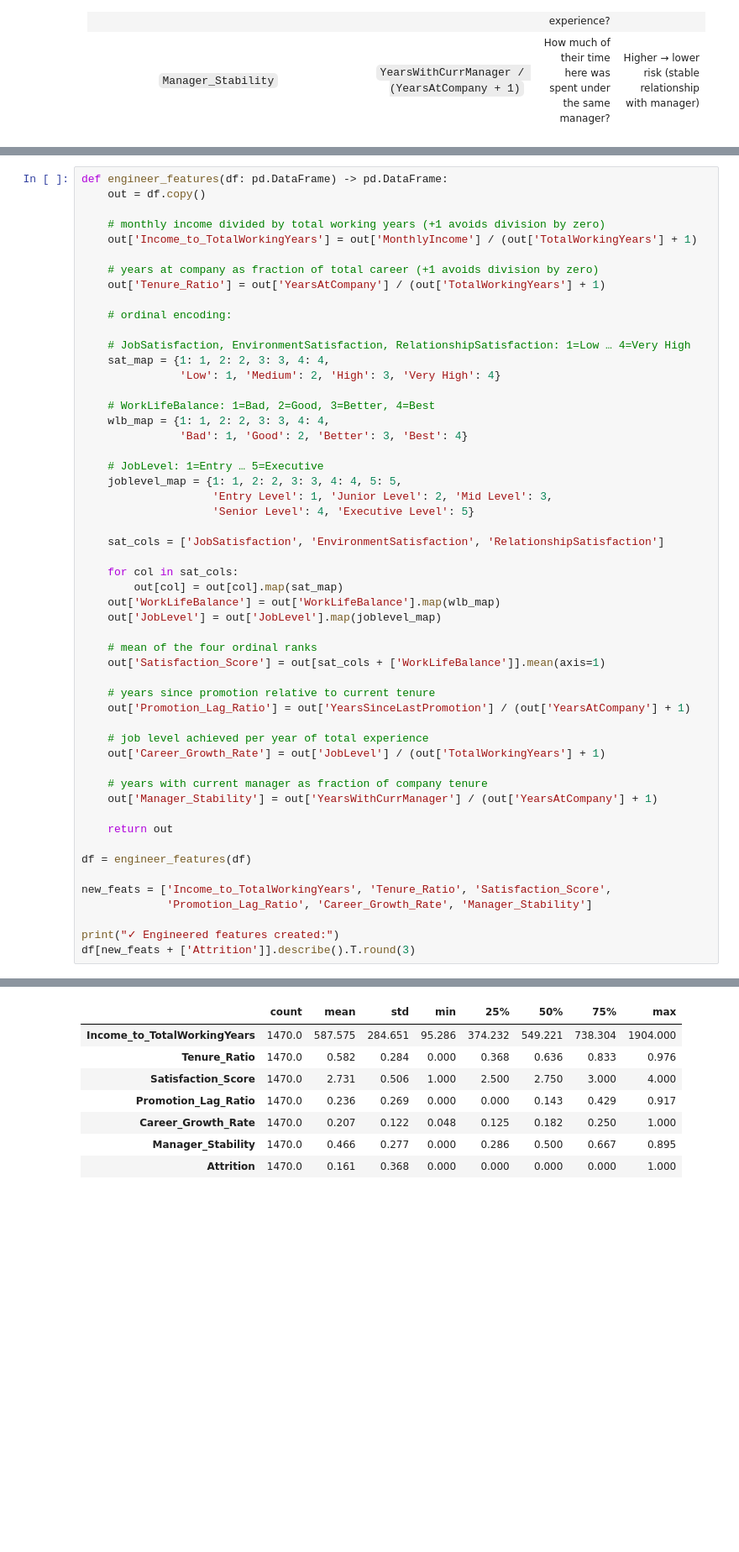
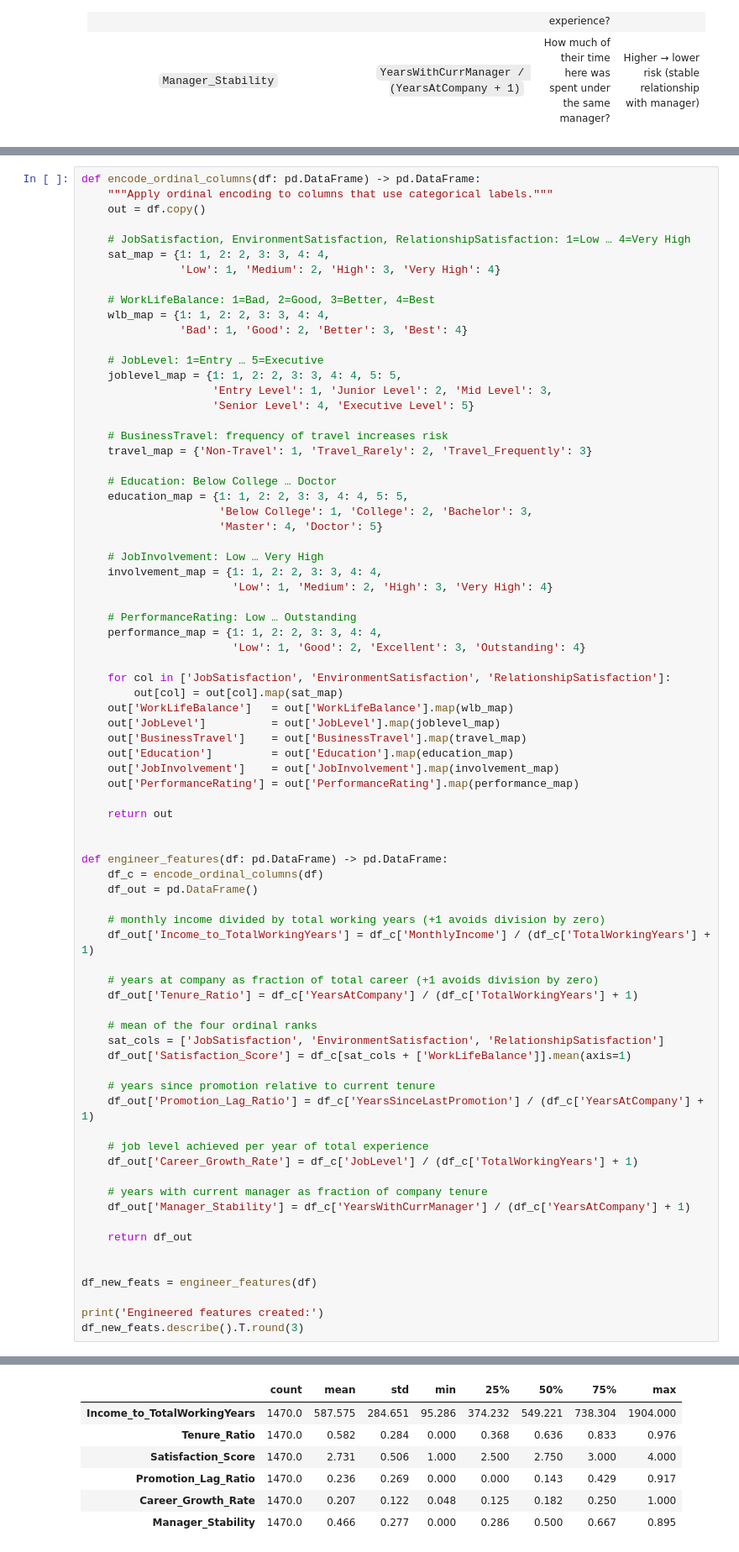
Before and after one commit to rimonshy/Employee-Churn-Prediction-System, a Jupyter notebook: notebook.ipynb, the cells around one changed output, grey strips where cells are left out. Shown at 84% size. Drawn from its saved outputs; the diff is of its cells as text; blank space fills up the shorter version.

```diff
--- a/notebook.ipynb
+++ b/notebook.ipynb
@@ -439,14 +455,7 @@ Name: count, dtype: int64
 # %%
-def engineer_features(df: pd.DataFrame) -> pd.DataFrame:
+def encode_ordinal_columns(df: pd.DataFrame) -> pd.DataFrame:
+    """Apply ordinal encoding to columns that use categorical labels."""
     out = df.copy()
-
-    # monthly income divided by total working years (+1 avoids division by zero)
-    out['Income_to_TotalWorkingYears'] = out['MonthlyIncome'] / (out['TotalWorkingYears'] + 1)
-
-    # years at company as fraction of total career (+1 avoids division by zero)
-    out['Tenure_Ratio'] = out['YearsAtCompany'] / (out['TotalWorkingYears'] + 1)
-
-    # ordinal encoding:
 
     # JobSatisfaction, EnvironmentSatisfaction, RelationshipSatisfaction: 1=Low … 4=Very High
     sat_map = {1: 1, 2: 2, 3: 3, 4: 4,
@@ -461,32 +470,62 @@ def engineer_features(df: pd.DataFrame) -> pd.DataFrame:
                     'Entry Level': 1, 'Junior Level': 2, 'Mid Level': 3,
                     'Senior Level': 4, 'Executive Level': 5}
 
-    sat_cols = ['JobSatisfaction', 'EnvironmentSatisfaction', 'RelationshipSatisfaction']
+    # BusinessTravel: frequency of travel increases risk
+    travel_map = {'Non-Travel': 1, 'Travel_Rarely': 2, 'Travel_Frequently': 3}
 
-    for col in sat_cols:
+    # Education: Below College … Doctor
+    education_map = {1: 1, 2: 2, 3: 3, 4: 4, 5: 5,
+                     'Below College': 1, 'College': 2, 'Bachelor': 3,
+                     'Master': 4, 'Doctor': 5}
+
+    # JobInvolvement: Low … Very High
+    involvement_map = {1: 1, 2: 2, 3: 3, 4: 4,
+                       'Low': 1, 'Medium': 2, 'High': 3, 'Very High': 4}
+
+    # PerformanceRating: Low … Outstanding
+    performance_map = {1: 1, 2: 2, 3: 3, 4: 4,
+                       'Low': 1, 'Good': 2, 'Excellent': 3, 'Outstanding': 4}
+
+    for col in ['JobSatisfaction', 'EnvironmentSatisfaction', 'RelationshipSatisfaction']:
         out[col] = out[col].map(sat_map)
-    out['WorkLifeBalance'] = out['WorkLifeBalance'].map(wlb_map)
-    out['JobLevel'] = out['JobLevel'].map(joblevel_map)
-
-    # mean of the four ordinal ranks
-    out['Satisfaction_Score'] = out[sat_cols + ['WorkLifeBalance']].mean(axis=1)
-
-    # years since promotion relative to current tenure
-    out['Promotion_Lag_Ratio'] = out['YearsSinceLastPromotion'] / (out['YearsAtCompany'] + 1)
-
-    # job level achieved per year of total experience
-    out['Career_Growth_Rate'] = out['JobLevel'] / (out['TotalWorkingYears'] + 1)
-
-    # years with current manager as fraction of company tenure
-    out['Manager_Stability'] = out['YearsWithCurrManager'] / (out['YearsAtCompany'] + 1)
+    out['WorkLifeBalance']   = out['WorkLifeBalance'].map(wlb_map)
+    out['JobLevel']          = out['JobLevel'].map(joblevel_map)
+    out['BusinessTravel']    = out['BusinessTravel'].map(travel_map)
+    out['Education']         = out['Education'].map(education_map)
+    out['JobInvolvement']    = out['JobInvolvement'].map(involvement_map)
+    out['PerformanceRating'] = out['PerformanceRating'].map(performance_map)
 
     return out
 
-df = engineer_features(df)
 
-new_feats = ['Income_to_TotalWorkingYears', 'Tenure_Ratio', 'Satisfaction_Score',
-             'Promotion_Lag_Ratio', 'Career_Growth_Rate', 'Manager_Stability']
+def engineer_features(df: pd.DataFrame) -> pd.DataFrame:
+    df_c = encode_ordinal_columns(df)
+    df_out = pd.DataFrame()
 
-print("✓ Engineered features created:")
-df[new_feats + ['Attrition']].describe().T.round(3)
+    # monthly income divided by total working years (+1 avoids division by zero)
+    df_out['Income_to_TotalWorkingYears'] = df_c['MonthlyIncome'] / (df_c['TotalWorkingYears'] + 1)
+
+    # years at company as fraction of total career (+1 avoids division by zero)
+    df_out['Tenure_Ratio'] = df_c['YearsAtCompany'] / (df_c['TotalWorkingYears'] + 1)
+
+    # mean of the four ordinal ranks
+    sat_cols = ['JobSatisfaction', 'EnvironmentSatisfaction', 'RelationshipSatisfaction']
+    df_out['Satisfaction_Score'] = df_c[sat_cols + ['WorkLifeBalance']].mean(axis=1)
+
+    # years since promotion relative to current tenure
+    df_out['Promotion_Lag_Ratio'] = df_c['YearsSinceLastPromotion'] / (df_c['YearsAtCompany'] + 1)
+
+    # job level achieved per year of total experience
+    df_out['Career_Growth_Rate'] = df_c['JobLevel'] / (df_c['TotalWorkingYears'] + 1)
+
+    # years with current manager as fraction of company tenure
+    df_out['Manager_Stability'] = df_c['YearsWithCurrManager'] / (df_c['YearsAtCompany'] + 1)
+
+    return df_out
+
+
+df_new_feats = engineer_features(df)
+
+print('Engineered features created:')
+df_new_feats.describe().T.round(3)
 # %% [output]
@@ -494,8 +533,7 @@ df[new_feats + ['Attrition']].describe().T.round(3)
 |  | count | mean | std | min | 25% | 50% | 75% | max |
 | Income_to_TotalWorkingYears | 1470.0 | 587.575 | 284.651 | 95.286 | 374.232 | 549.221 | 738.304 | 1904.000 |
 | Tenure_Ratio | 1470.0 | 0.582 | 0.284 | 0.000 | 0.368 | 0.636 | 0.833 | 0.976 |
 | Satisfaction_Score | 1470.0 | 2.731 | 0.506 | 1.000 | 2.500 | 2.750 | 3.000 | 4.000 |
 | Promotion_Lag_Ratio | 1470.0 | 0.236 | 0.269 | 0.000 | 0.000 | 0.143 | 0.429 | 0.917 |
 | Career_Growth_Rate | 1470.0 | 0.207 | 0.122 | 0.048 | 0.125 | 0.182 | 0.250 | 1.000 |
 | Manager_Stability | 1470.0 | 0.466 | 0.277 | 0.000 | 0.286 | 0.500 | 0.667 | 0.895 |
-| Attrition | 1470.0 | 0.161 | 0.368 | 0.000 | 0.000 | 0.000 | 0.000 | 1.000 |
```
Also changed, not shown: parts of 43 cells of this notebook.
